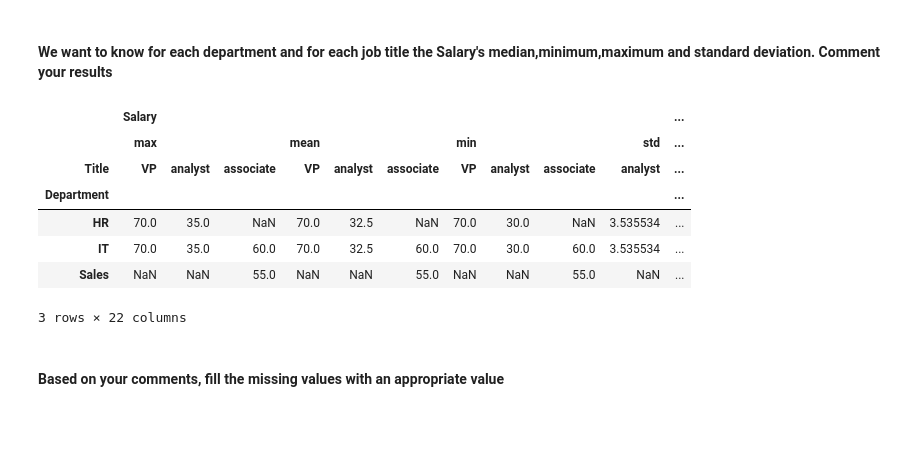
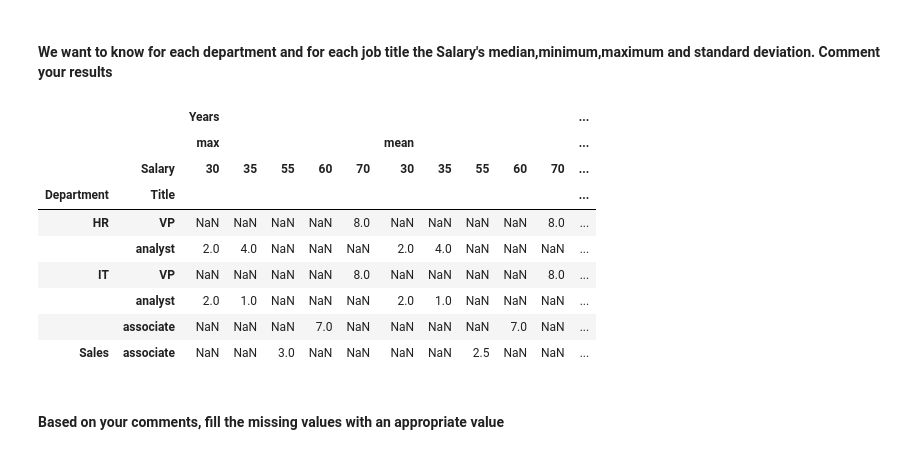
Before and after one commit to nancyulric/ironhack-datalabs-dataparis0619-pt, a Jupyter notebook: module-2/lab-pivot-table-and-correlation/your_code/main.ipynb, the cells around one changed output. Cells and saved outputs as stored; diff of their text form; code cells hidden in the pictures; blank space fills up the shorter version.

```diff
--- a/module-2/lab-pivot-table-and-correlation/your_code/main.ipynb
+++ b/module-2/lab-pivot-table-and-correlation/your_code/main.ipynb
@@ -81,16 +81,18 @@ employee.pivot_table(index=["Department"],columns = ['Title'], aggfunc= np.mean)
 #### We want to know for each department and for each job title the Salary's median,minimum,maximum and standard deviation. Comment your results
 # %%
 # your answer here
-employee.pivot_table(index=["Department"],columns = ['Title'], aggfunc={ np.mean, min,max,np.std})
+employee.pivot_table(index=["Department", "Title"],columns = ['Salary'], aggfunc={ np.mean, min,max,np.std})
 # %% [output]
-|  | Salary |  |  |  |  |  |  |  |  |  | ... |
-|  | max |  |  | mean |  |  | min |  |  | std | ... |
-| Title | VP | analyst | associate | VP | analyst | associate | VP | analyst | associate | analyst | ... |
-| Department |  |  |  |  |  |  |  |  |  |  | ... |
-| HR | 70.0 | 35.0 | NaN | 70.0 | 32.5 | NaN | 70.0 | 30.0 | NaN | 3.535534 | ... |
-| IT | 70.0 | 35.0 | 60.0 | 70.0 | 32.5 | 60.0 | 70.0 | 30.0 | 60.0 | 3.535534 | ... |
-| Sales | NaN | NaN | 55.0 | NaN | NaN | 55.0 | NaN | NaN | 55.0 | NaN | ... |
+|  |  | Years |  |  |  |  |  |  |  |  |  | ... |
+|  |  | max |  |  |  |  | mean |  |  |  |  | ... |
+|  | Salary | 30 | 35 | 55 | 60 | 70 | 30 | 35 | 55 | 60 | 70 | ... |
+| Department | Title |  |  |  |  |  |  |  |  |  |  | ... |
+| HR | VP | NaN | NaN | NaN | NaN | 8.0 | NaN | NaN | NaN | NaN | 8.0 | ... |
+|  | analyst | 2.0 | 4.0 | NaN | NaN | NaN | 2.0 | 4.0 | NaN | NaN | NaN | ... |
+| IT | VP | NaN | NaN | NaN | NaN | 8.0 | NaN | NaN | NaN | NaN | 8.0 | ... |
+|  | analyst | 2.0 | 1.0 | NaN | NaN | NaN | 2.0 | 1.0 | NaN | NaN | NaN | ... |
+|  | associate | NaN | NaN | NaN | 7.0 | NaN | NaN | NaN | NaN | 7.0 | NaN | ... |
+| Sales | associate | NaN | NaN | 3.0 | NaN | NaN | NaN | NaN | 2.5 | NaN | NaN | ... |
-3 rows × 22 columns
 # %% [markdown]
 #### Based on your comments, fill the missing values with an appropriate value
 # %%
```
Also changed, not shown: parts of 26 cells of this notebook, 36 other files.
